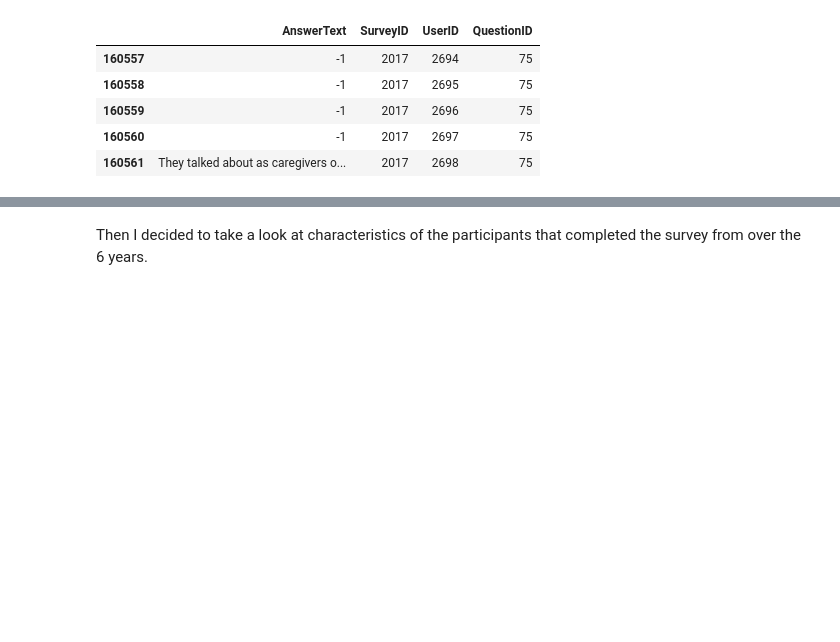
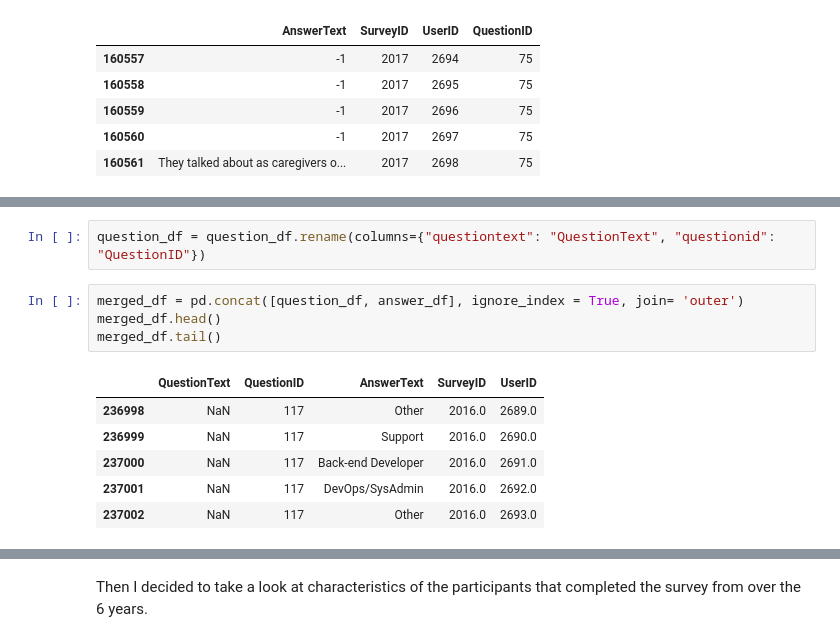
Before and after one commit to laurmarshall/Burnout-In-Tech, a Jupyter notebook: eda.ipynb, the cells around one changed output, grey strips where cells are left out. Saved outputs shown, nothing was run; the diff lists cells and outputs as text; blank space fills up the shorter version.

```diff
--- a/eda.ipynb
+++ b/eda.ipynb
@@ -108,0 +132,13 @@ answer_df[answer_df['QuestionID'] == 75].head()
+# %%
+question_df = question_df.rename(columns={"questiontext": "QuestionText", "questionid": "QuestionID"})
+# %%
+merged_df = pd.concat([question_df, answer_df], ignore_index = True, join= 'outer')
+merged_df.head()
+merged_df.tail()
+# %% [output]
+|  | QuestionText | QuestionID | AnswerText | SurveyID | UserID |
+| 236998 | NaN | 117 | Other | 2016.0 | 2689.0 |
+| 236999 | NaN | 117 | Support | 2016.0 | 2690.0 |
+| 237000 | NaN | 117 | Back-end Developer | 2016.0 | 2691.0 |
+| 237001 | NaN | 117 | DevOps/SysAdmin | 2016.0 | 2692.0 |
+| 237002 | NaN | 117 | Other | 2016.0 | 2693.0 |
```
Also changed, not shown: parts of 12 cells of this notebook.
